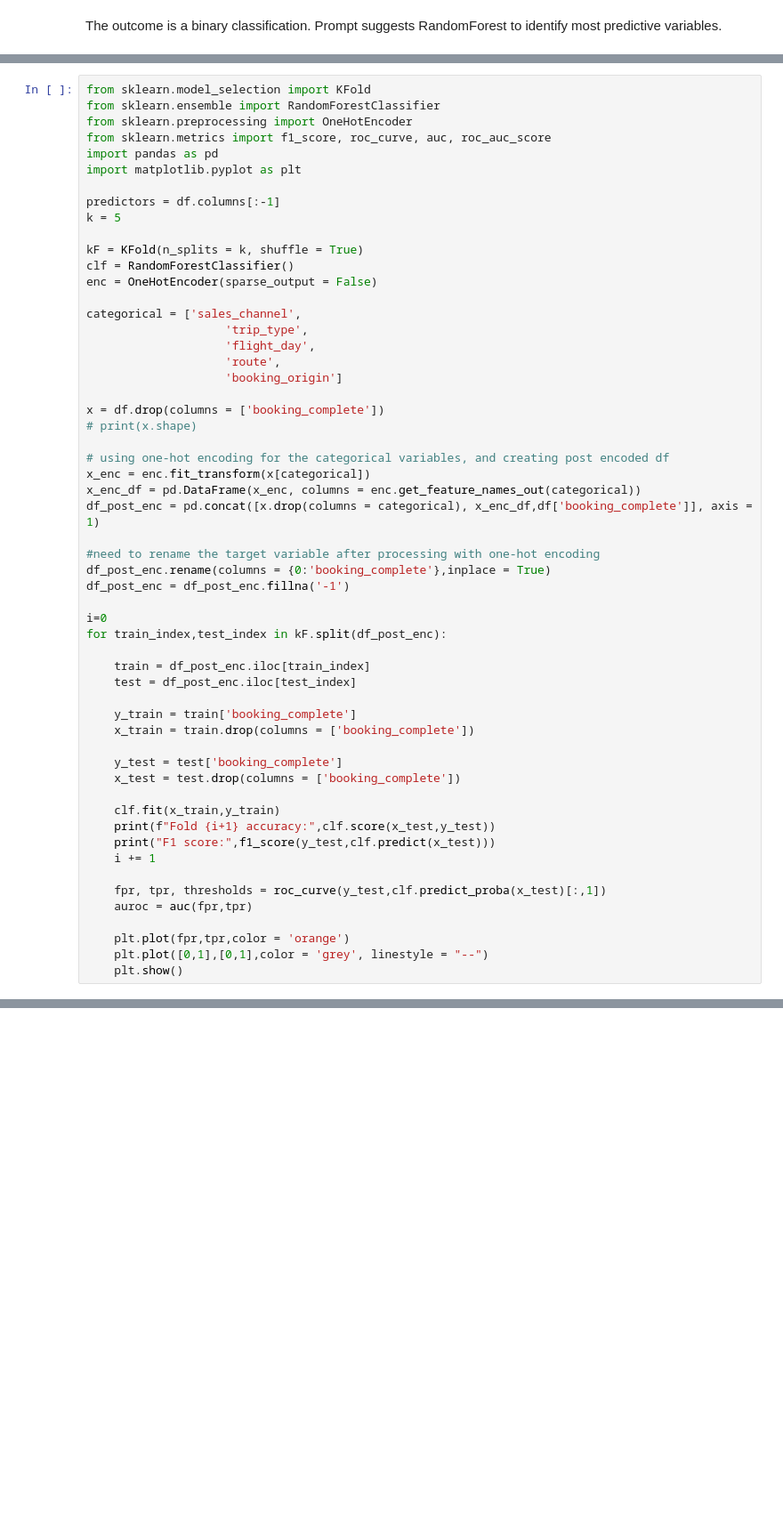
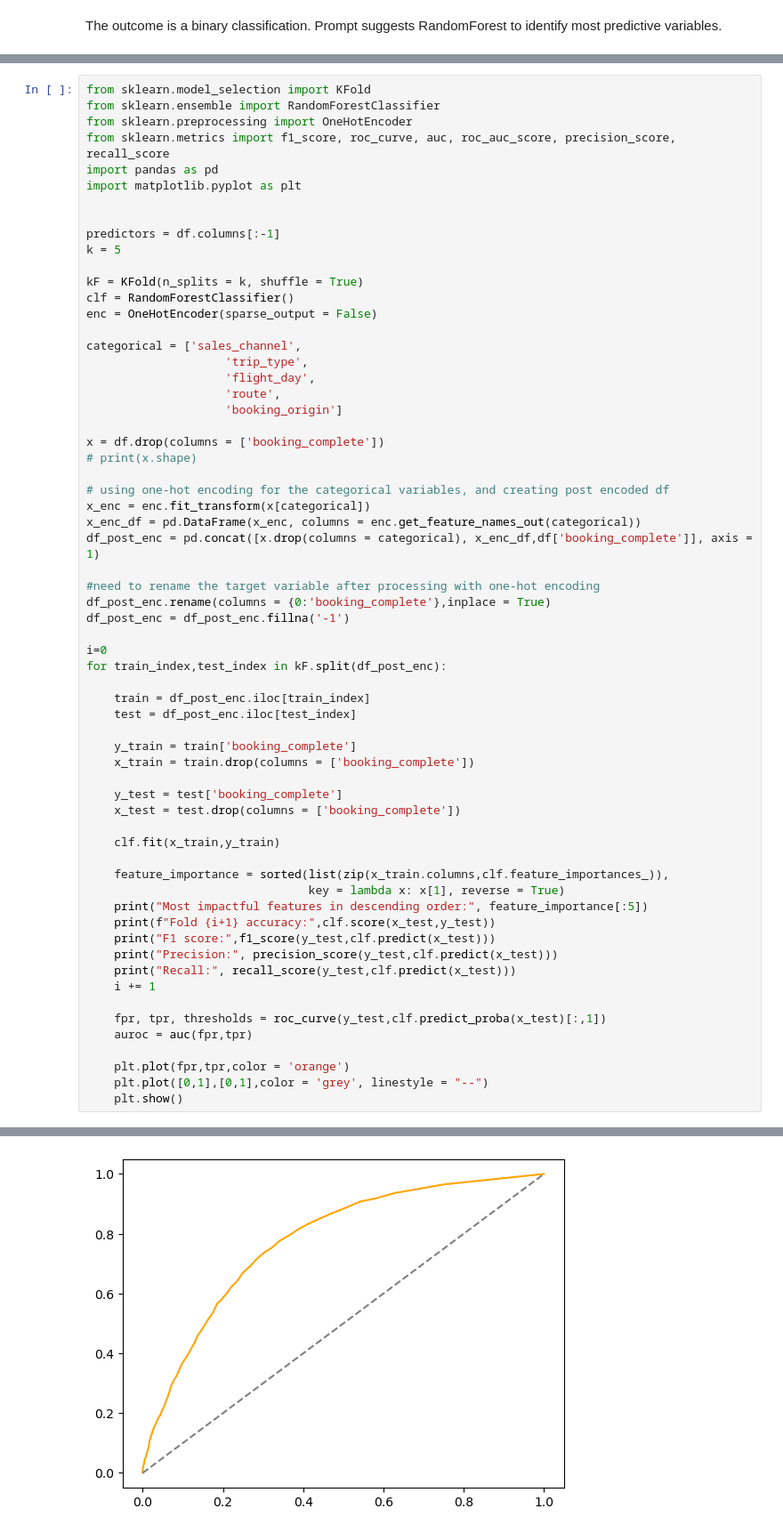
Before and after one commit to LLinNYU/Forage_BA, a Jupyter notebook: Part_2_Predictive_Model.ipynb, the cells around one changed output, grey strips where cells are left out. Shown at 89% size. Saved outputs shown, nothing was run; the diff lists cells and outputs as text; blank space fills up the shorter version.

```diff
--- a/Part_2_Predictive_Model.ipynb
+++ b/Part_2_Predictive_Model.ipynb
@@ -10,9 +8,10 @@ df = df.dropna()
 from sklearn.model_selection import KFold
 from sklearn.ensemble import RandomForestClassifier
 from sklearn.preprocessing import OneHotEncoder
-from sklearn.metrics import f1_score, roc_curve, auc, roc_auc_score
+from sklearn.metrics import f1_score, roc_curve, auc, roc_auc_score, precision_score, recall_score
 import pandas as pd
 import matplotlib.pyplot as plt
+
 
 predictors = df.columns[:-1]
 k = 5
@@ -52,8 +51,14 @@ for train_index,test_index in kF.split(df_post_enc):
     x_test = test.drop(columns = ['booking_complete'])
 
     clf.fit(x_train,y_train)
+
+    feature_importance = sorted(list(zip(x_train.columns,clf.feature_importances_)),
+                                key = lambda x: x[1], reverse = True)
+    print("Most impactful features in descending order:", feature_importance[:5])
     print(f"Fold {i+1} accuracy:",clf.score(x_test,y_test))
     print("F1 score:",f1_score(y_test,clf.predict(x_test)))
+    print("Precision:", precision_score(y_test,clf.predict(x_test)))
+    print("Recall:", recall_score(y_test,clf.predict(x_test)))
     i += 1
 
     fpr, tpr, thresholds = roc_curve(y_test,clf.predict_proba(x_test)[:,1])
@@ -62,3 +67,4 @@ for train_index,test_index in kF.split(df_post_enc):
     plt.plot(fpr,tpr,color = 'orange')
     plt.plot([0,1],[0,1],color = 'grey', linestyle = "--")
     plt.show()
+# %% [output]
@@ -64,0 +76 @@ for train_index,test_index in kF.split(df_post_enc):
+[figure, added]
```
Also changed, not shown: parts of 2 cells of this notebook, 8 other files.
